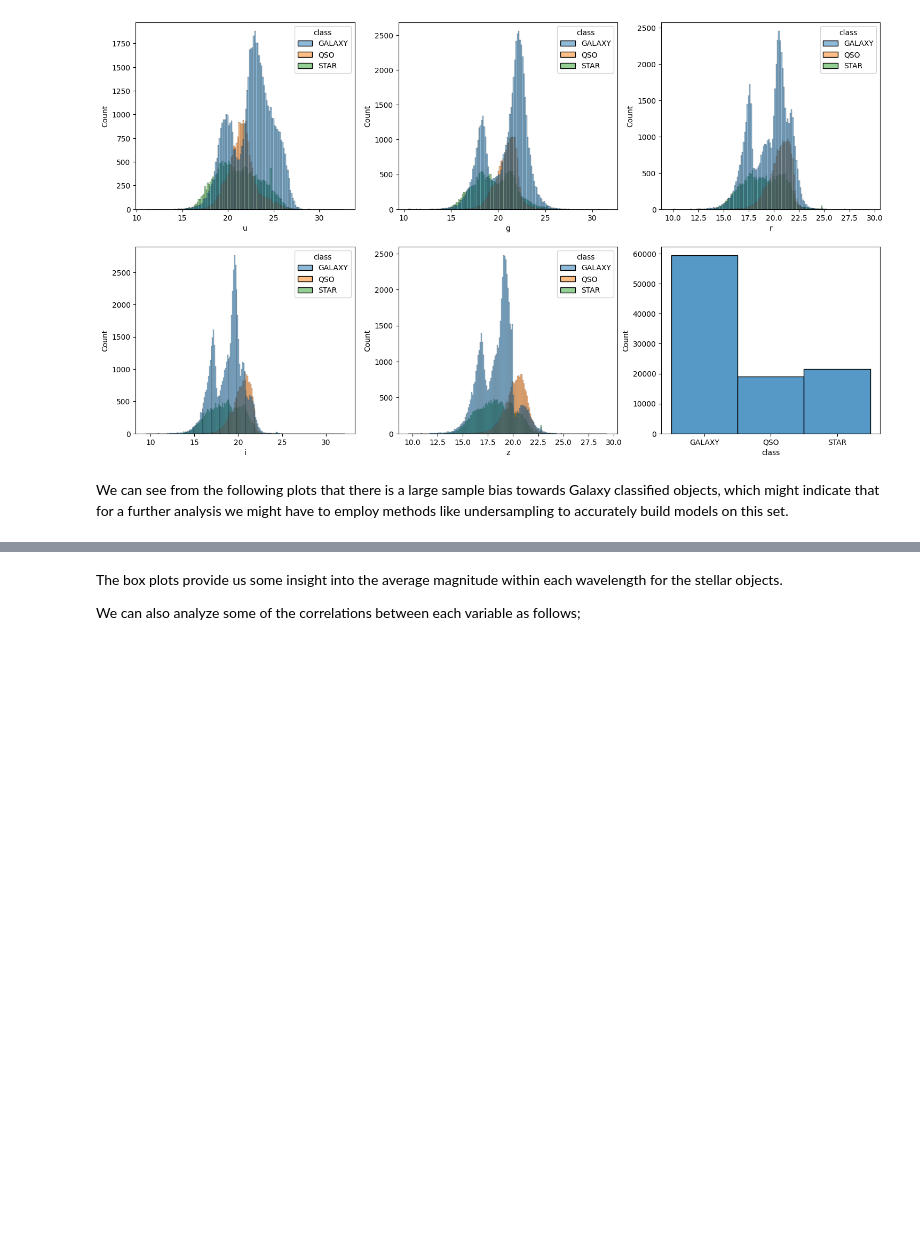
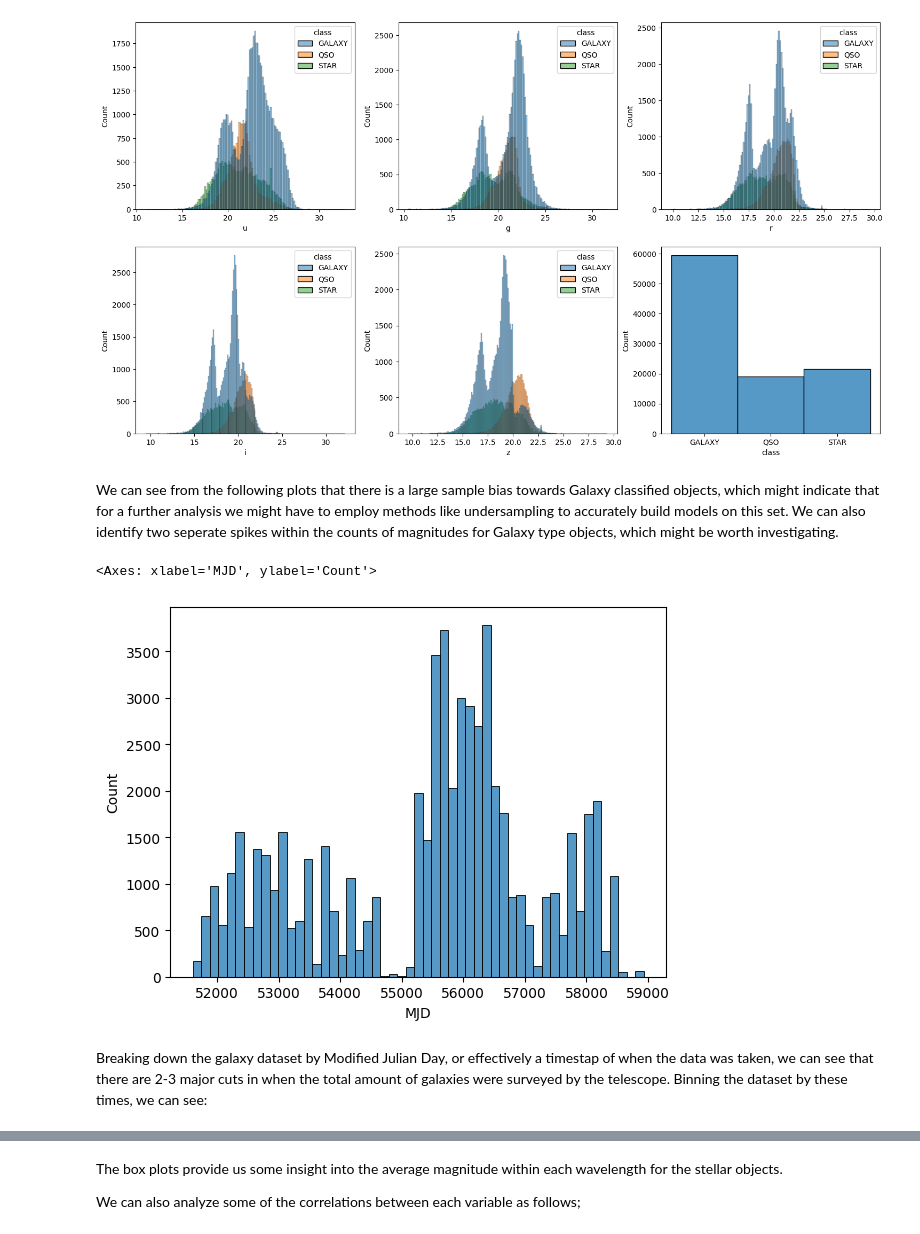
Before and after one commit to AbhaySh4r/ML-AstroSet, a Jupyter notebook: Project1_Visualizations.ipynb, the cells around one changed output, grey strips where cells are left out. Cells and saved outputs as stored; diff of their text form; code cells hidden in the pictures; blank space fills up the shorter version.

```diff
--- a/Project1_Visualizations.ipynb
+++ b/Project1_Visualizations.ipynb
@@ -141,4 +143,11 @@ sns.histplot(df, x = "class", ax = axis[1,2])
 <Axes: xlabel='class', ylabel='Count'>
 [figure]
 # %% [markdown]
-We can see from the following plots that there is a large sample bias towards Galaxy classified objects, which might indicate that for a further analysis we might have to employ methods like undersampling to accurately build models on this set.
+We can see from the following plots that there is a large sample bias towards Galaxy classified objects, which might indicate that for a further analysis we might have to employ methods like undersampling to accurately build models on this set. We can also identify two seperate spikes within the counts of magnitudes for Galaxy type objects, which might be worth investigating.
+# %%
+sns.histplot(df.loc[df["class"] == "GALAXY"], x = "MJD")
+# %% [output]
+<Axes: xlabel='MJD', ylabel='Count'>
+[figure, added]
+# %% [markdown]
+Breaking down the galaxy dataset by Modified Julian Day, or effectively a timestap of when the data was taken, we can see that there are 2-3 major cuts in when the total amount of galaxies were surveyed by the telescope. Binning the dataset by these times, we can see:
```
Also changed, not shown: parts of 8 cells of this notebook.
